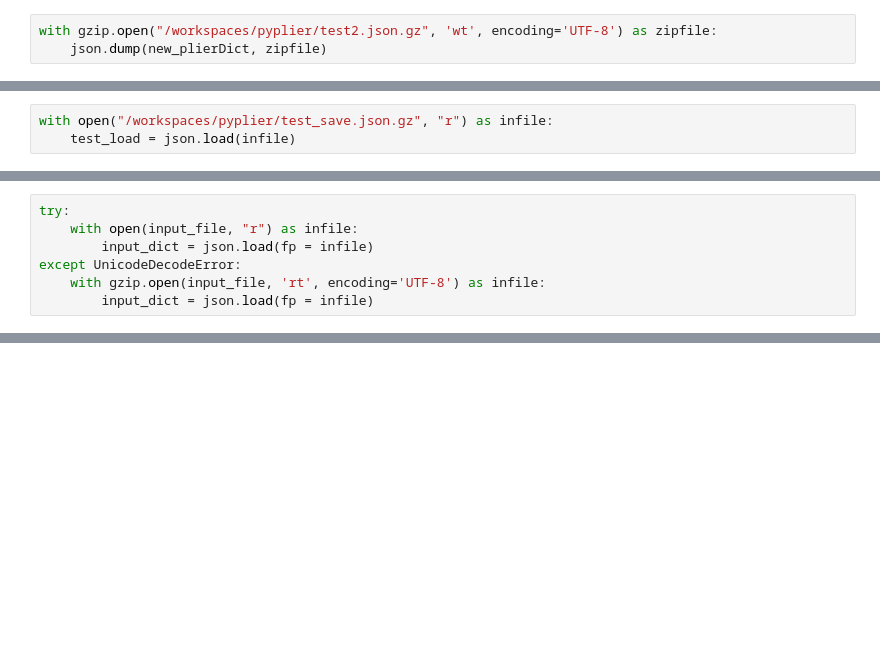
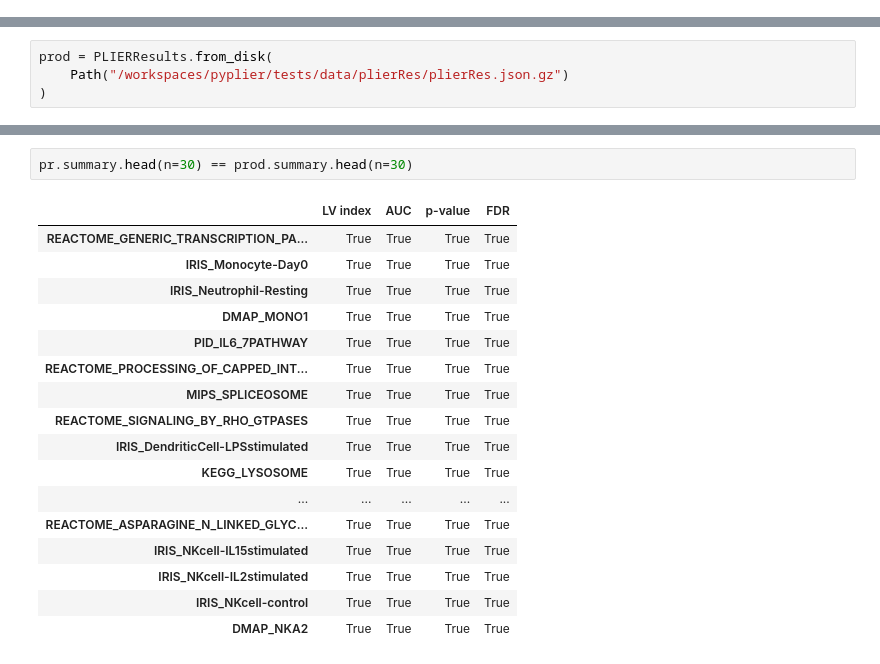
Before and after one commit to milescsmith/pyplier, a Jupyter notebook: transcoding_notebooks/PLIERResults_class.ipynb, the cells around one changed output, grey strips where cells are left out. Cells and saved outputs as stored; diff of their text form; blank space fills up the shorter version.

```diff
--- a/transcoding_notebooks/PLIERResults_class.ipynb
+++ b/transcoding_notebooks/PLIERResults_class.ipynb
@@ -182,3 +0,0 @@ new_plierDict = pr.to_dict()
-# %%
-with gzip.open("/workspaces/pyplier/test2.json.gz", 'wt', encoding='UTF-8') as zipfile:
-    json.dump(new_plierDict, zipfile)
@@ -204,3 +0,0 @@ with open("/workspaces/pyplier/test_save.json", "w") as out:
-# %%
-with open("/workspaces/pyplier/test_save.json.gz", "r") as infile:
-    test_load = json.load(infile)
@@ -214,7 +0,0 @@ True
-# %%
-try:
-    with open(input_file, "r") as infile:
-        input_dict = json.load(fp = infile)
-except UnicodeDecodeError:
-    with gzip.open(input_file, 'rt', encoding='UTF-8') as infile:
-        input_dict = json.load(fp = infile)
@@ -265,0 +246,4 @@ list(pd.Index(['a','b','c']))
+# %%
+prod = PLIERResults.from_disk(
+    Path("/workspaces/pyplier/tests/data/plierRes/plierRes.json.gz")
+)
@@ -265,0 +397,20 @@ list(pd.Index(['a','b','c']))
+# %%
+pr.summary.head(n=30) == prod.summary.head(n=30)
+# %% [output]
+|  | LV index | AUC | p-value | FDR |
+| REACTOME_GENERIC_TRANSCRIPTION_PA... | True | True | True | True |
+| IRIS_Monocyte-Day0 | True | True | True | True |
+| IRIS_Neutrophil-Resting | True | True | True | True |
+| DMAP_MONO1 | True | True | True | True |
+| PID_IL6_7PATHWAY | True | True | True | True |
+| REACTOME_PROCESSING_OF_CAPPED_INT... | True | True | True | True |
+| MIPS_SPLICEOSOME | True | True | True | True |
+| REACTOME_SIGNALING_BY_RHO_GTPASES | True | True | True | True |
+| IRIS_DendriticCell-LPSstimulated | True | True | True | True |
+| KEGG_LYSOSOME | True | True | True | True |
+| ... | ... | ... | ... | ... |
+| REACTOME_ASPARAGINE_N_LINKED_GLYC... | True | True | True | True |
+| IRIS_NKcell-IL15stimulated | True | True | True | True |
+| IRIS_NKcell-IL2stimulated | True | True | True | True |
+| IRIS_NKcell-control | True | True | True | True |
+| DMAP_NKA2 | True | True | True | True |
```
Also changed, not shown: parts of 62 cells of this notebook, 28 other files.
